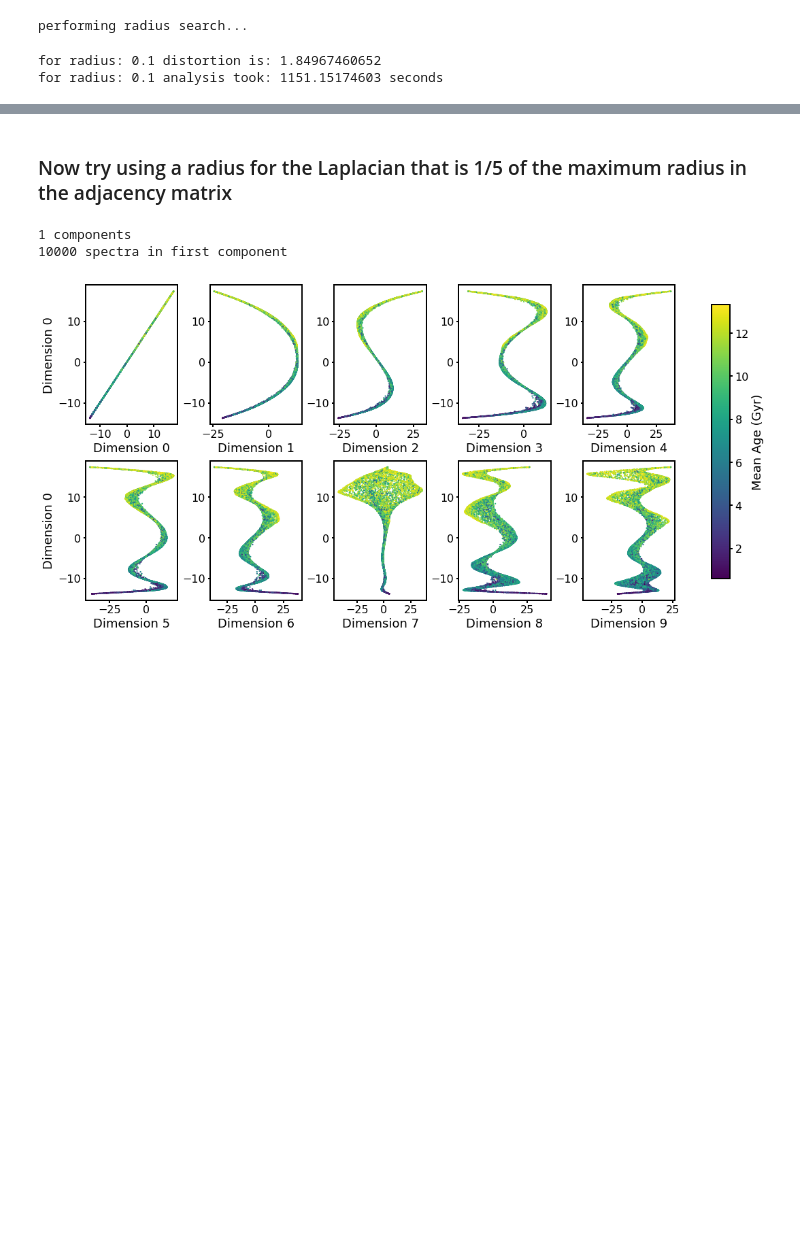
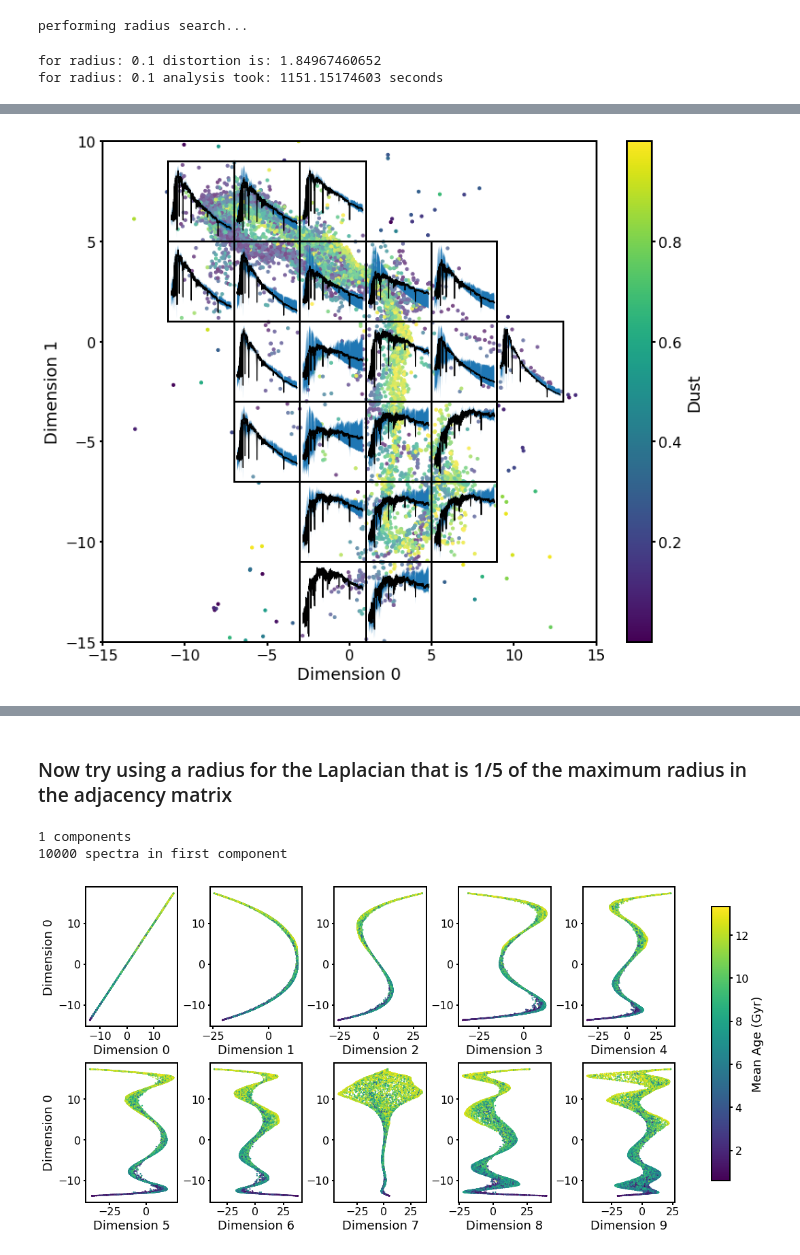
Before and after one commit to ogtelford/gridmodels, a Jupyter notebook: code/find_best_radius.ipynb, the cells around one changed output, grey strips where cells are left out. Drawn from its saved outputs; the diff is of its cells as text; code cells hidden in the pictures; blank space fills up the shorter version.

```diff
--- a/code/find_best_radius.ipynb
+++ b/code/find_best_radius.ipynb
@@ -395,0 +230,45 @@ plot_vsdim_cc(ndim, use_embed[:,0], mean_ages[:10000][wh], ylabel='Dimension 0',
+# %%
+def get_mean_spectrum(xlow, ylow, width, xdim=1, ydim=2, pc=use_embed, usespectra=youngspectra):
+    use = (pc[:,xdim] > xlow) * (pc[:,xdim] < xlow + width) * (pc[:,ydim] > ylow) * (pc[:,ydim] < ylow + width)
+    if np.sum(use) < 10:
+        stack = np.zeros(usespectra.shape[1])
+        p16 = np.zeros(usespectra.shape[1])
+        p84 = np.zeros(usespectra.shape[1])
+
+    else:
+        boxspectra = usespectra[use, :]
+        stack = np.mean(boxspectra, axis=0)
+        p16 = np.percentile(boxspectra, 2.5, axis=0)
+        p84 = np.percentile(boxspectra, 97.5, axis=0)
+    return stack, p16, p84
+
+def overplot_spectra_grid(pc=use_embed, colorparam=youngages, cblabel='Mean Ages', xdim=0, ydim=1,
+                          lims=[[-15,15], [-15,10]], width=2, usespectra=youngspectra):
+    fig, ax = plt.subplots(figsize=(12,10))
+    ax0 = ax.scatter(use_embed[:,xdim], use_embed[:,ydim], c=colorparam, s=10)
+    ax.set_xlim(lims[0])
+    ax.set_ylim(lims[1])
+    ax.set_xlabel('Dimension {}'.format(xdim))
+    ax.set_ylabel('Dimension {}'.format(ydim))
+    cb = plt.colorbar(ax0, ax=ax, label=cblabel)
+
+    xs = np.arange(lims[0][0], lims[0][1], width)
+    ys = np.arange(lims[1][0], lims[1][1], width)
+
+    for ii in range(len(xs)):
+        for jj in range(len(ys)):
+            pos = [xs[ii], ys[jj], width, width]
+            stack, p16, p84 = get_mean_spectrum(xs[ii], ys[jj], width, pc=pc, xdim=xdim, ydim=ydim, usespectra=youngspectra)
+            if np.sum(stack) == 0:
+                continue
+            else:
+                subpos = change_coordinates(ax, pos)
+                subax = add_subplot_axes(ax, subpos)
+                subax.fill_between(wave, p16, p84, facecolor='C0')
+                subax.plot(wave, stack, 'k-', lw=1)
+    return ax
+# %%
+overplot_spectra_grid(width=4, colorparam=youngdusts, cblabel='Dust')
+plt.savefig('newembed_meanspec_dust.png')
+# %% [output]
+[figure, added]
```
Also changed, not shown: parts of 21 cells of this notebook, 4 other files.
